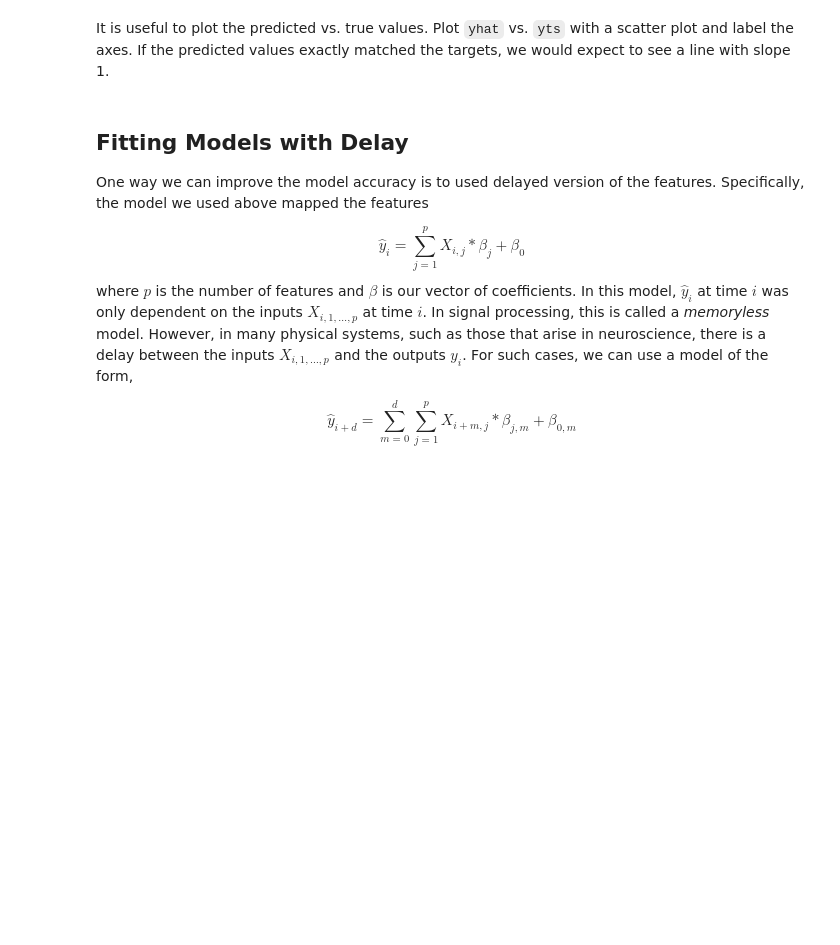
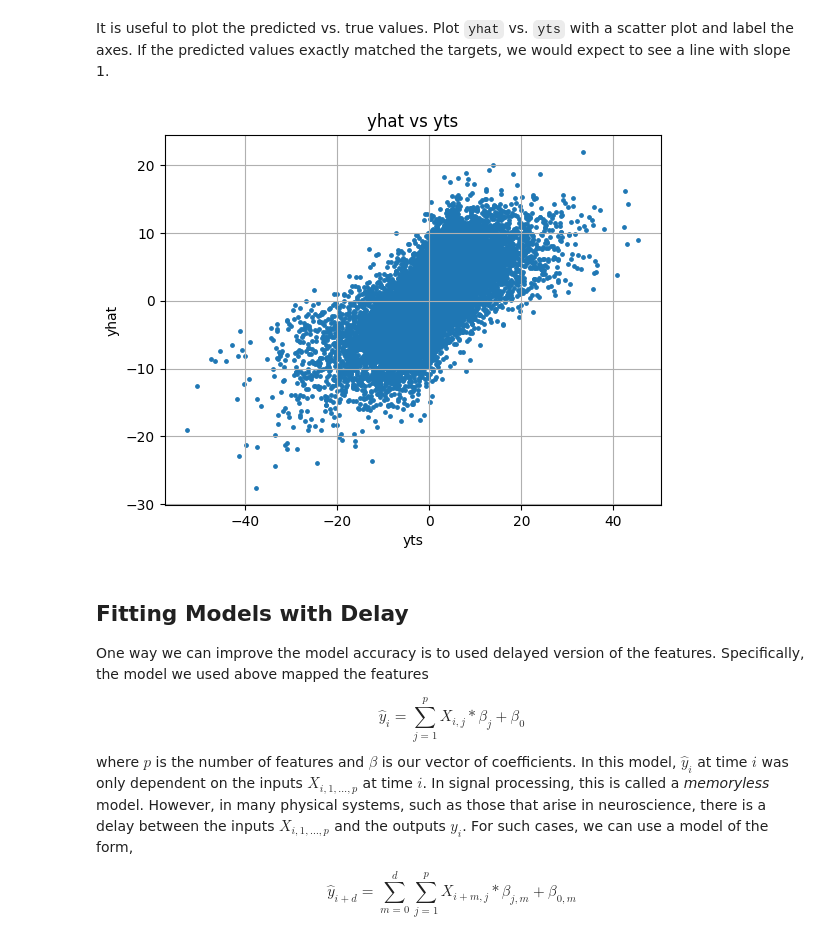
Before and after one commit to jithendra1798/ML-CS-GY-6923-B, a Jupyter notebook: 02_ML_cs_gy_6923_B_lab_02_neural.ipynb, the cells around one changed output. Drawn from its saved outputs; the diff is of its cells as text; code cells hidden in the pictures; blank space fills up the shorter version.

Commit message:
Memory less linear model

```diff
--- a/02_ML_cs_gy_6923_B_lab_02_neural.ipynb
+++ b/02_ML_cs_gy_6923_B_lab_02_neural.ipynb
@@ -72,6 +72,10 @@ Each time bin represent `tsamp=0.05` seconds of time.  Using `X.shape` and `y.sh
 tsamp = 0.05  # sampling time in seconds
 
 # TODO
-# nt = ...
-# nneuron = ..
-# ttotal = ...
+nt = X.shape[0]
+nneuron = X.shape[1]
+ttotal = nt * tsamp
+
+print(f'nt = {nt}')
+print(f'nneuron = {nneuron}')
+print(f'ttotal = {ttotal : .2f} s')
@@ -88,0 +94,10 @@ Let `Xtr,ytr` be the training data set and `Xts,yts` be the test data set. Recal
+# %%
+# TODO
+rng = np.random.default_rng(42)
+perm = rng.permutation(nt)
+
+cut = (2 * nt) // 3
+idx_tr, idx_ts = perm[:cut], perm[cut:]
+
+Xtr, Xts, ytr, yts = X[idx_tr], X[idx_ts], y[idx_tr], y[idx_ts]
+Xtr.shape, ytr.shape, Xts.shape, yts.shape
@@ -96,7 +113,10 @@ def fit_mult_linear(X,y):
     Given matrix of predictors X and target vector y fit for a multiple linear regression model under the squared loss.
     """
     # TODO complete the following code
-    # beta = ...
+    ones = np.ones((X.shape[0], 1))
+    X1 = np.hstack([ones, X])
+    X1t = np.transpose(X1)
+    beta = np.linalg.inv(X1t@X1)@X1t@y
     return beta
 # %% [markdown]
 Now, use your function to fit a multiple linear regression model under squared loss using `Xtr,ytr`.
@@ -107,2 +124,12 @@ Make predictions  `yhat` using `Xts`.
+# %%
+# TODO
+
+def predict_mult_linear(X, beta):
+    ones = np.ones((X.shape[0], 1))
+    X1 = np.hstack([ones, X])
+    return X1 @ beta
+
+beta = fit_mult_linear(Xtr, ytr)
+yhat = predict_mult_linear(Xts, beta)
 # %% [markdown]
 Compare `yhat` to `yts` to measure the **averaged squared loss** (empirical risk) on the test set. Print the output. You should obtain an average loss of around 32 or 33 if you are normalizing by 1/(test set size).
@@ -116,3 +145,15 @@ It is useful to plot the predicted vs. true values. Plot `yhat` vs. `yts` with a
+# %%
+# TODO
+
+plt.figure()
+plt.scatter(yts, yhat, s=6)
+plt.xlabel('yts')
+plt.ylabel('yhat')
+plt.title('yhat vs yts')
+plt.grid(True)
+plt.show()
+# %% [output]
+[figure, added]
 # %% [markdown]
 ## Fitting Models with Delay
 
```
Also changed, not shown: parts of 7 cells of this notebook.
